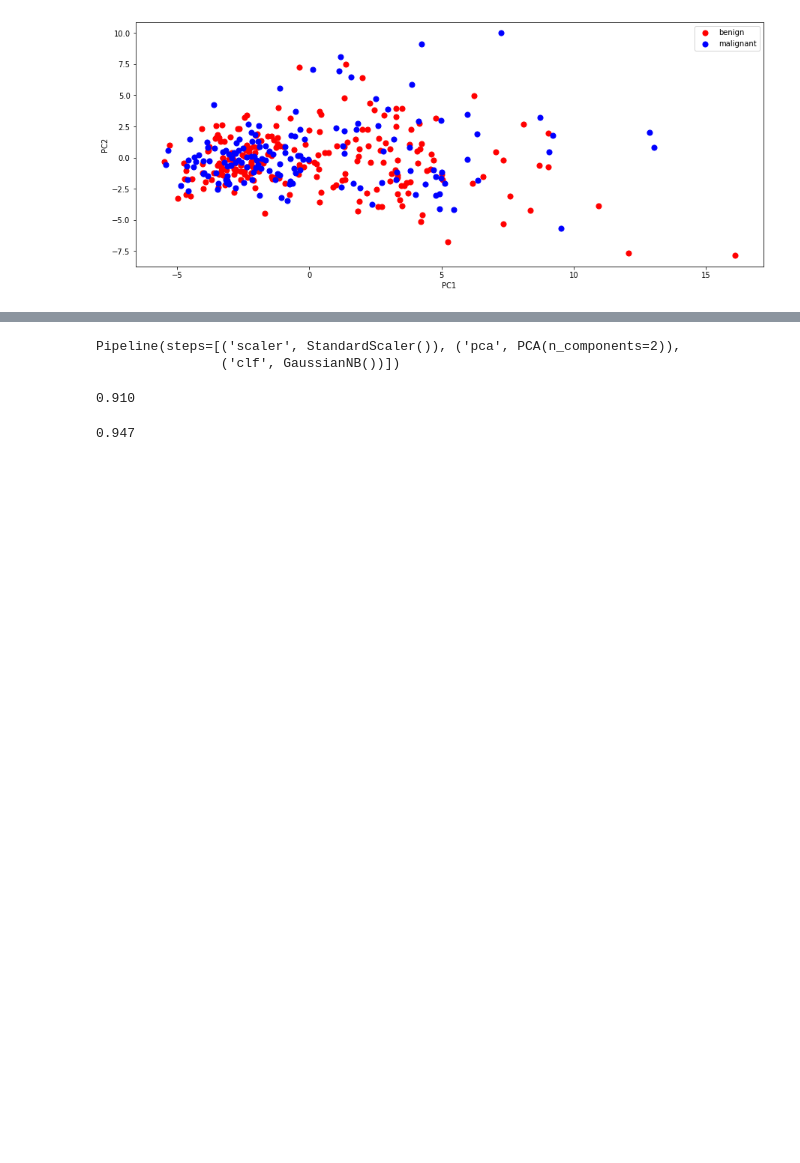
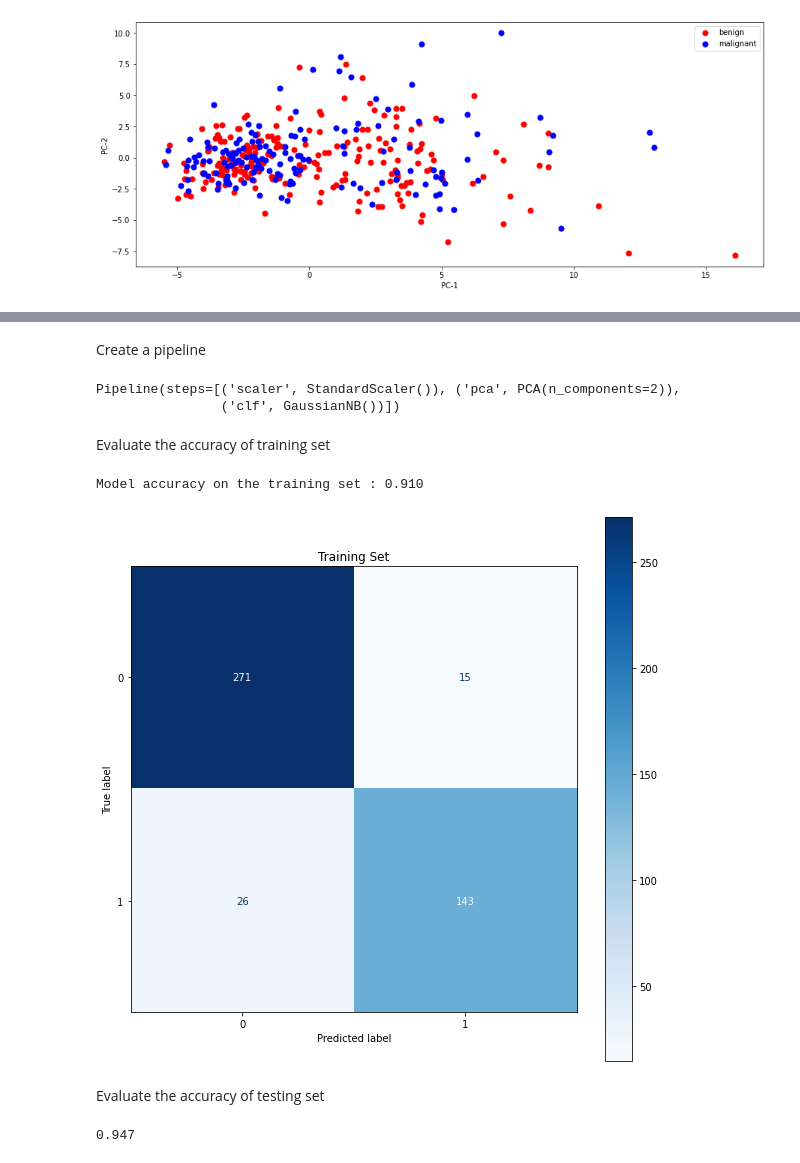
Before and after one commit to trizkynoviandy/breast-cancer-classification, a Jupyter notebook: breast_cancer_classification.ipynb, the cells around one changed output, grey strips where cells are left out. Saved outputs shown, nothing was run; the diff lists cells and outputs as text; code cells hidden in the pictures; blank space fills up the shorter version.

```diff
--- a/breast_cancer_classification.ipynb
+++ b/breast_cancer_classification.ipynb
@@ -81,3 +110,4 @@ X_train, X_test, y_train, y_test = train_test_split(X, y, test_size=0.2, random_
 Scale the data using Standard Scaler
 # %%
 scaler = StandardScaler()
+X_train_scaled = scaler.fit_transform(X_train)
@@ -84,9 +116,7 @@ scaler = StandardScaler()
 # %%
 pca = PCA(n_components=2)
 
-X_train_pca = X_train
-X_train_pca = scaler.fit_transform(X_train_pca)
-X_train_pca = pca.fit_transform(X_train_pca)
-X_train_pca = pd.DataFrame(X_train_pca, columns = ["PC1", "PC2"])
+X_train_pca = pca.fit_transform(X_train_scaled)
+X_train_pca = pd.DataFrame(X_train_pca, columns = ["PC-1", "PC-2"])
 # %%
 y_train_pca = y_train.merge(X_train_pca, how="inner", left_index=True, right_index=True)
@@ -110,5 +146,7 @@ plt.show()
 # %%
 naive_bayes = GaussianNB()
+# %% [markdown]
+Create a pipeline
 # %%
 clf = Pipeline([
     ("scaler", scaler),
@@ -120,11 +158,23 @@ clf.fit(X_train, y_train.values.ravel())
 # %% [output]
 Pipeline(steps=[('scaler', StandardScaler()), ('pca', PCA(n_components=2)),
                 ('clf', GaussianNB())])
-# %%
-train_accuracy = clf.score(X_train, y_train)
-print(f'{train_accuracy:.3f}')
-# %% [output]
-0.910
+# %% [markdown]
+Evaluate the accuracy of training set
+# %%
+train_pred = clf.predict(X_train)
+print(f"Model accuracy on the training set : {accuracy_score(y_train, train_pred):.3f}")
+# %% [output]
+Model accuracy on the training set : 0.910
+# %%
+conf_mat_train = ConfusionMatrixDisplay(confusion_matrix(y_train, train_pred))
+
+fig, ax = plt.subplots(figsize=(10, 10))
+ax.set_title('Training Set')
+conf_mat_train.plot(cmap=plt.cm.Blues, ax=ax);
+# %% [output]
+[figure, added]
+# %% [markdown]
+Evaluate the accuracy of testing set
 # %%
 test_accuracy = clf.score(X_test, y_test)
 print(f'{test_accuracy:.3f}')
```
Also changed, not shown: parts of 15 cells of this notebook.
